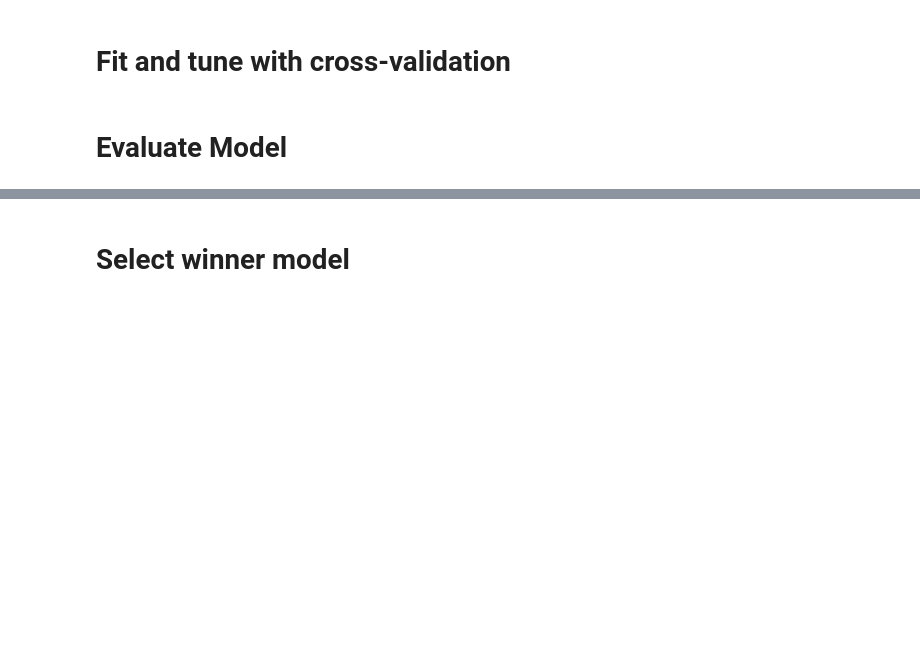
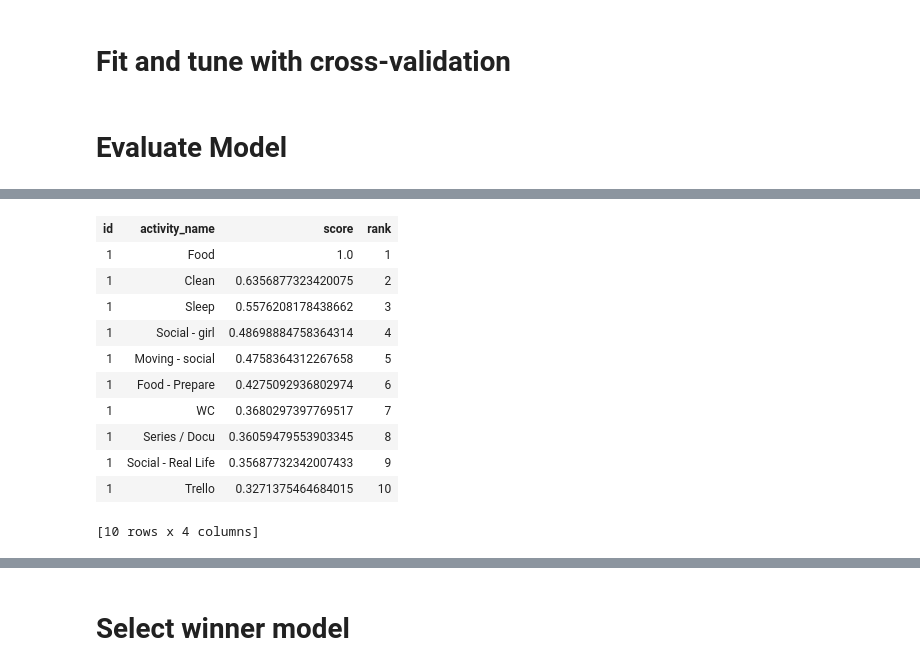
Before and after one commit to FollowJack/machine-learning-masterclass, a Jupyter notebook: project_10_activity_analysis/05_model__time_slot_recommendation.ipynb, the cells around one changed output, grey strips where cells are left out. Cells and saved outputs as stored; diff of their text form; code cells hidden in the pictures; blank space fills up the shorter version.

```diff
--- a/project_10_activity_analysis/05_model__time_slot_recommendation.ipynb
+++ b/project_10_activity_analysis/05_model__time_slot_recommendation.ipynb
@@ -81,5 +127,5 @@ Based on no ratings we will find patterns in similarity of activities.
 # %% [markdown]
 # Build model pipeline
 # %%
-model = tc.recommender.create(df, 'timeslot','activity_name', ranking=False)
+model = tc.recommender.create(base_table ,'id','activity_name', ranking=False)
 # %% [output]
@@ -100,6 +168,19 @@ results
 # %%
-results = model.recommend(users=[3],exclude_known=False, )
+results = model.recommend(users=[1],exclude_known=False, )
 results
+# %% [output]
+| id | activity_name | score | rank |
+| 1 | Food | 1.0 | 1 |
+| 1 | Clean | 0.6356877323420075 | 2 |
+| 1 | Sleep | 0.5576208178438662 | 3 |
+| 1 | Social - girl | 0.48698884758364314 | 4 |
+| 1 | Moving - social | 0.4758364312267658 | 5 |
+| 1 | Food - Prepare | 0.4275092936802974 | 6 |
+| 1 | WC | 0.3680297397769517 | 7 |
+| 1 | Series / Docu | 0.36059479553903345 | 8 |
+| 1 | Social - Real Life | 0.35687732342007433 | 9 |
+| 1 | Trello | 0.3271375464684015 | 10 |
+[10 rows x 4 columns]
 # %%
 n_rows = 10
 activities = ['Sleep']
```
Also changed, not shown: parts of 8 cells of this notebook, 5 other files.
